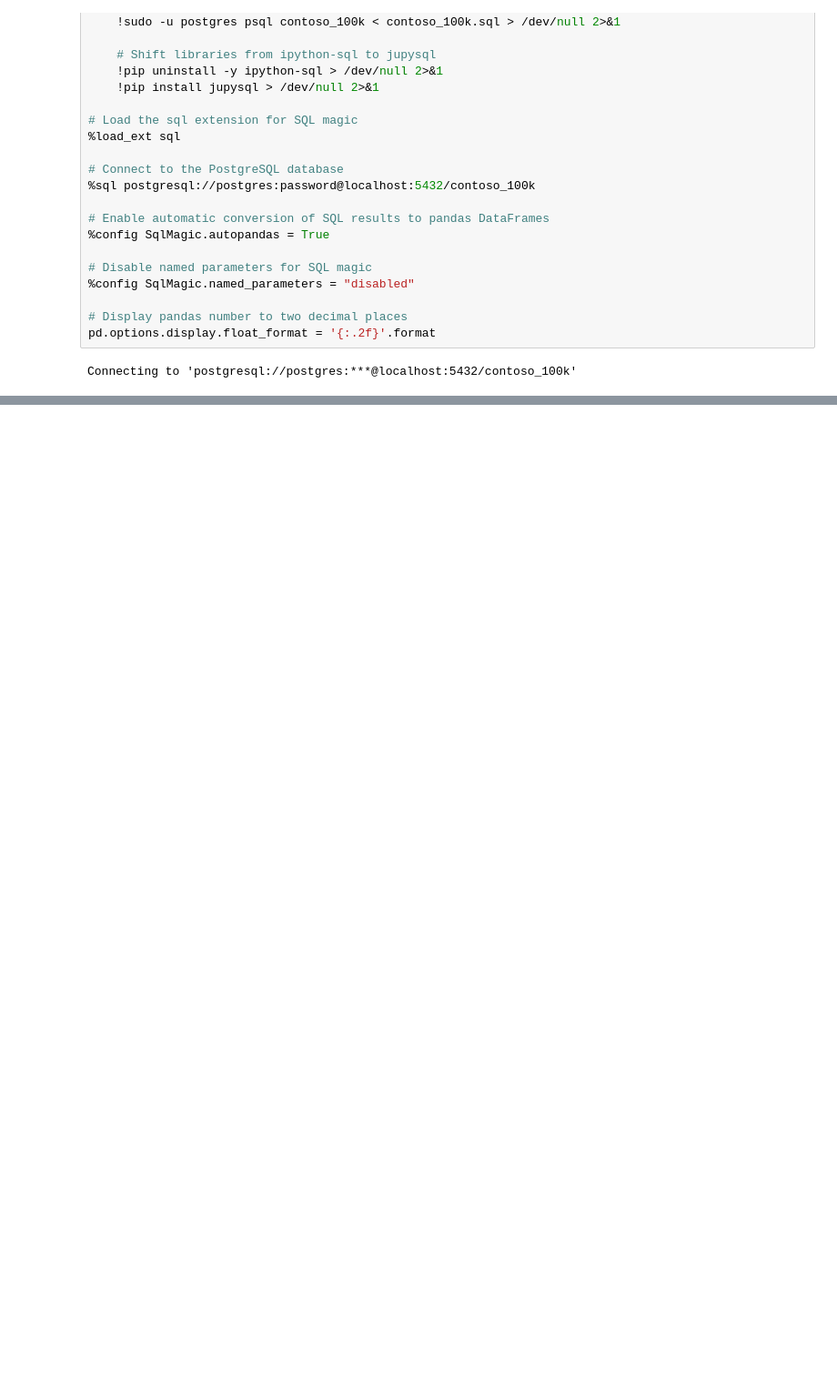
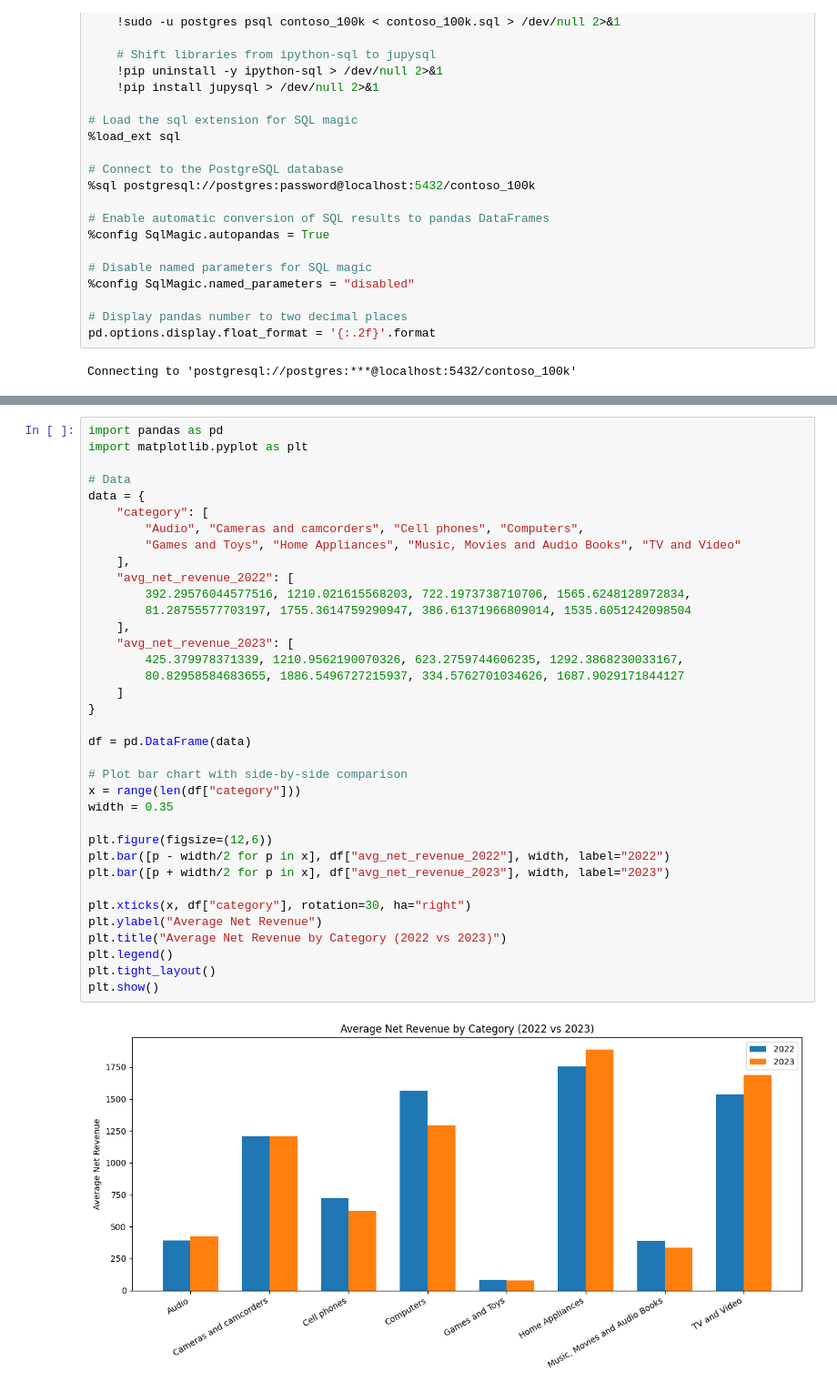
Before and after one commit to CodeWithTD/CodeWithTD, a Jupyter notebook: Resources/Blank_SQL_Notebook.ipynb, the cells around one changed output, grey strips where cells are left out. Shown at 91% size. Saved outputs shown, nothing was run; the diff lists cells and outputs as text; blank space fills up the shorter version.

```diff
--- a/Resources/Blank_SQL_Notebook.ipynb
+++ b/Resources/Blank_SQL_Notebook.ipynb
@@ -61,0 +84,38 @@ Connecting to 'postgresql://postgres:***@localhost:5432/contoso_100k'
+# %%
+import pandas as pd
+import matplotlib.pyplot as plt
+
+# Data
+data = {
+    "category": [
+        "Audio", "Cameras and camcorders", "Cell phones", "Computers",
+        "Games and Toys", "Home Appliances", "Music, Movies and Audio Books", "TV and Video"
+    ],
+    "avg_net_revenue_2022": [
+        392.29576044577516, 1210.021615568203, 722.1973738710706, 1565.6248128972834,
+        81.28755577703197, 1755.3614759290947, 386.61371966809014, 1535.6051242098504
+    ],
+    "avg_net_revenue_2023": [
+        425.379978371339, 1210.9562190070326, 623.2759744606235, 1292.3868230033167,
+        80.82958584683655, 1886.5496727215937, 334.5762701034626, 1687.9029171844127
+    ]
+}
+
+df = pd.DataFrame(data)
+
+# Plot bar chart with side-by-side comparison
+x = range(len(df["category"]))
+width = 0.35
+
+plt.figure(figsize=(12,6))
+plt.bar([p - width/2 for p in x], df["avg_net_revenue_2022"], width, label="2022")
+plt.bar([p + width/2 for p in x], df["avg_net_revenue_2023"], width, label="2023")
+
+plt.xticks(x, df["category"], rotation=30, ha="right")
+plt.ylabel("Average Net Revenue")
+plt.title("Average Net Revenue by Category (2022 vs 2023)")
+plt.legend()
+plt.tight_layout()
+plt.show()
+# %% [output]
+[figure, added]
```
Also changed, not shown: parts of 12 cells of this notebook.
